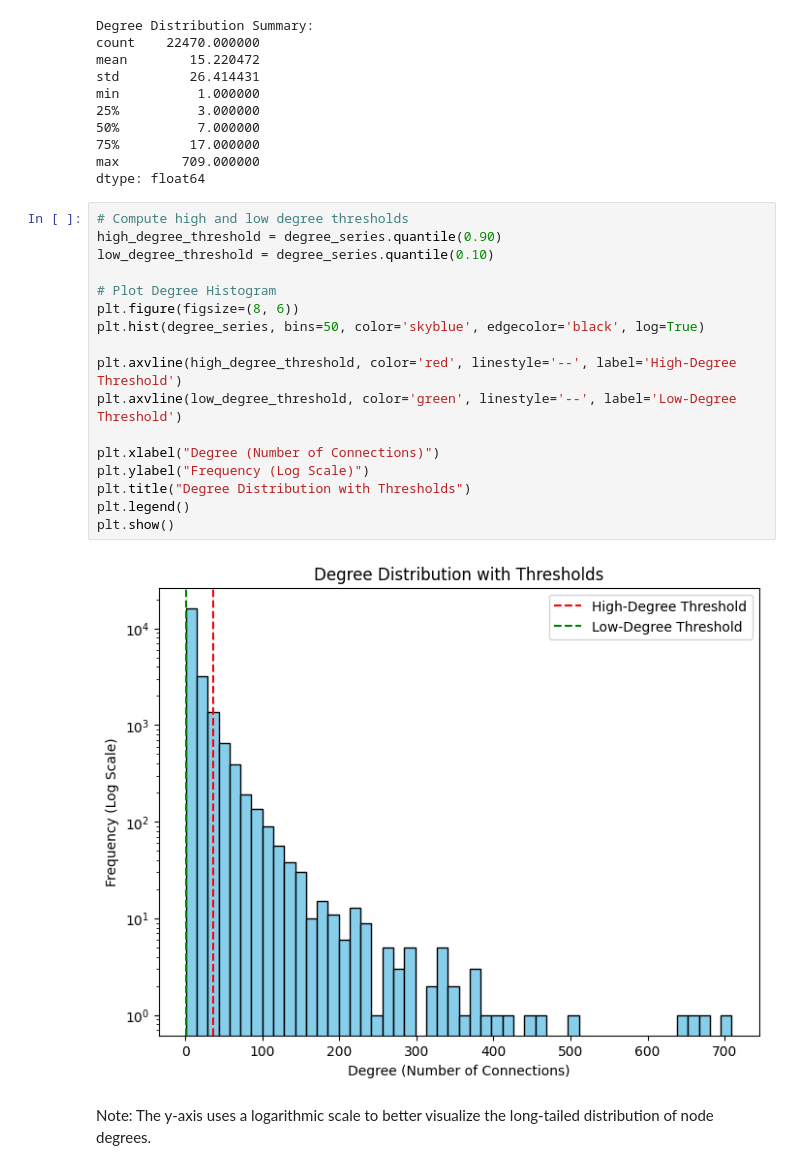
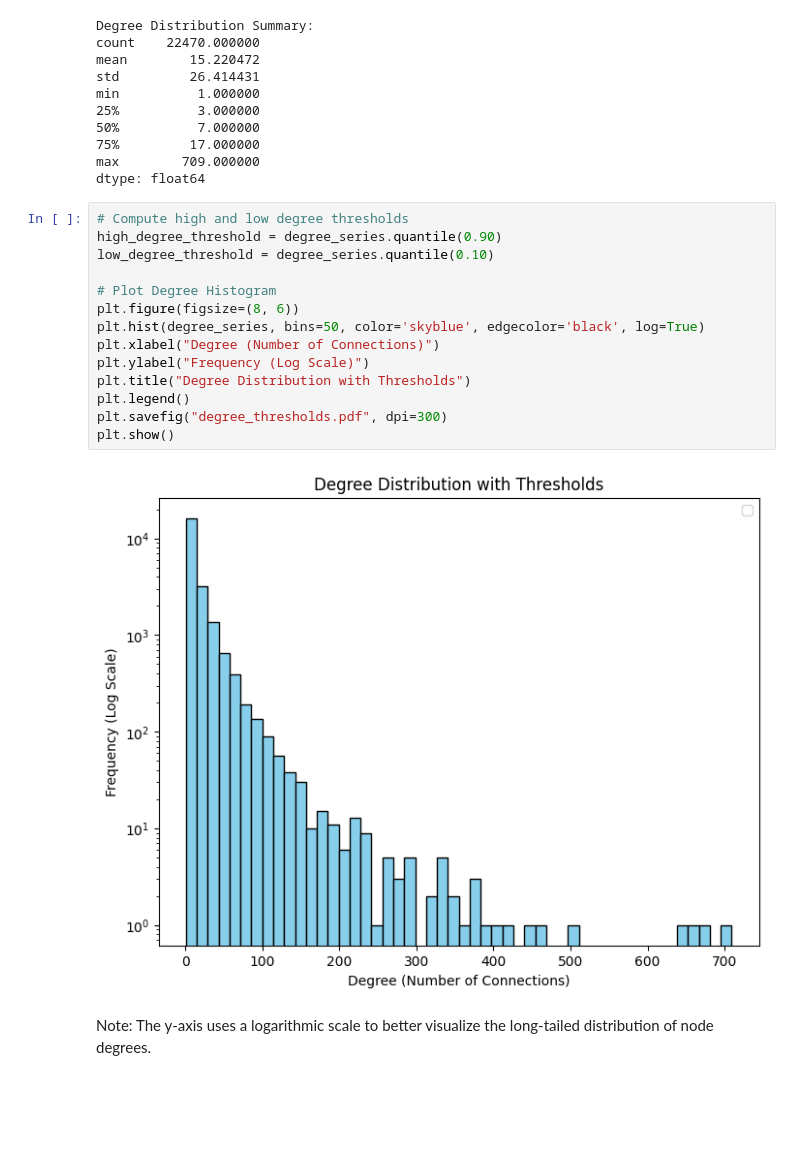
Before and after one commit to MarZim45/thesis_social_networks, a Jupyter notebook: Facebook dataset/archive/facebook_large/notebook.ipynb, the cells around one changed output. Cells and saved outputs as stored; diff of their text form; blank space fills up the shorter version.

```diff
--- a/Facebook dataset/archive/facebook_large/notebook.ipynb
+++ b/Facebook dataset/archive/facebook_large/notebook.ipynb
@@ -116,22 +150,19 @@ dtype: float64
 # %%
 # Compute high and low degree thresholds
 high_degree_threshold = degree_series.quantile(0.90)
 low_degree_threshold = degree_series.quantile(0.10)
 
 # Plot Degree Histogram
 plt.figure(figsize=(8, 6))
 plt.hist(degree_series, bins=50, color='skyblue', edgecolor='black', log=True)
-
-plt.axvline(high_degree_threshold, color='red', linestyle='--', label='High-Degree Threshold')
-plt.axvline(low_degree_threshold, color='green', linestyle='--', label='Low-Degree Threshold')
-
 plt.xlabel("Degree (Number of Connections)")
 plt.ylabel("Frequency (Log Scale)")
 plt.title("Degree Distribution with Thresholds")
 plt.legend()
+plt.savefig("degree_thresholds.pdf", dpi=300)
 plt.show()
 # %% [output]
-[figure, old version]
+[figure, new version]
 # %% [markdown]
 Note: The y-axis uses a logarithmic scale to better visualize the long-tailed distribution of node degrees.
 # %% [markdown]
```
Also changed, not shown: parts of 30 cells of this notebook, 9 other files.
